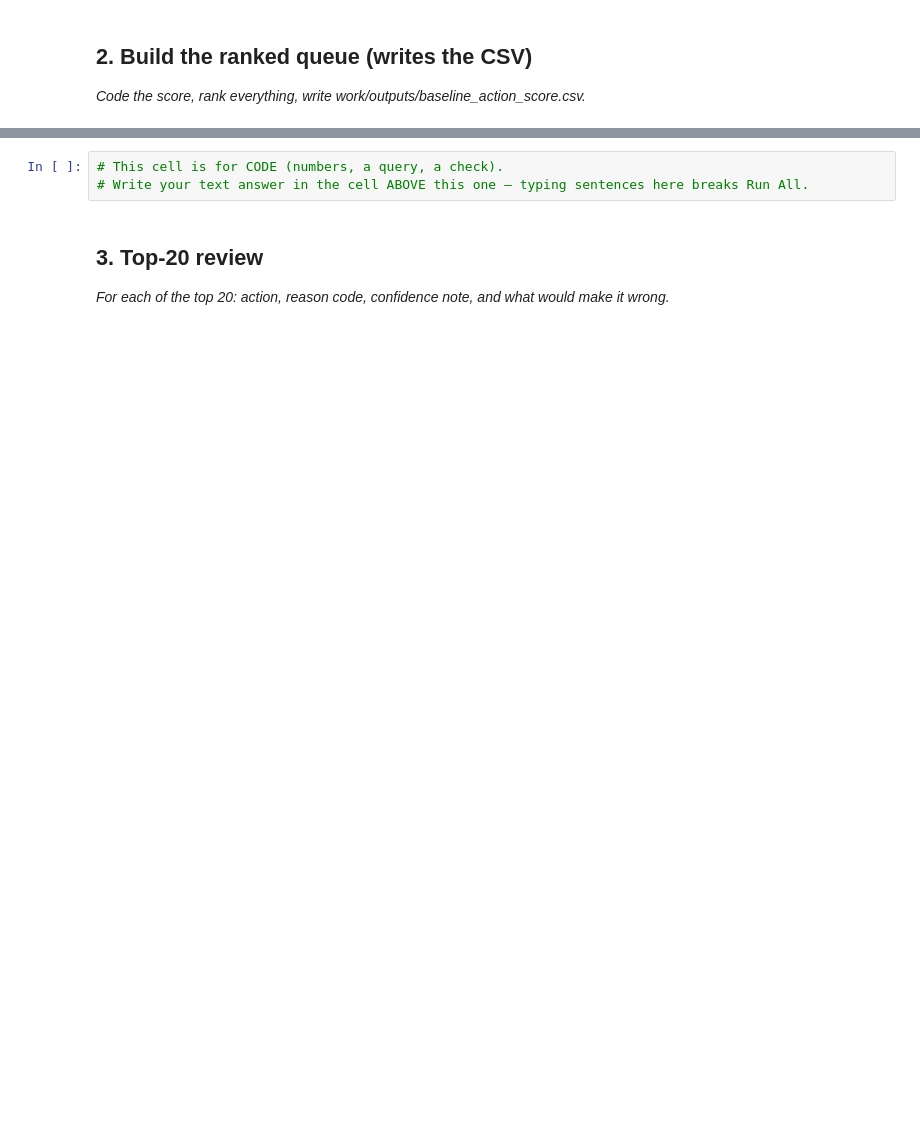
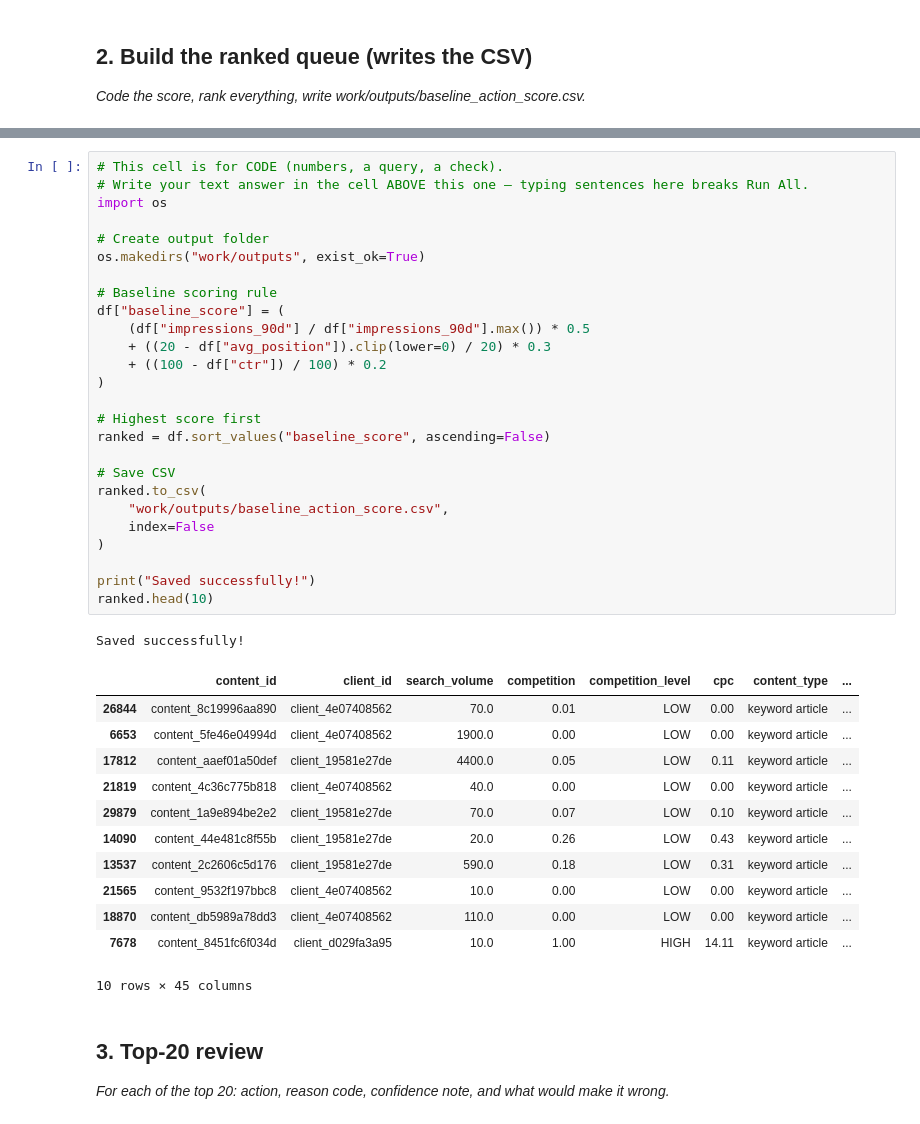
Before and after one commit to gitWithPrince272/flyrank-ml-internship, a Jupyter notebook: work/notebooks/w04_baseline_score.ipynb, the cells around one changed output, grey strips where cells are left out. Drawn from its saved outputs; the diff is of its cells as text; blank space fills up the shorter version.

```diff
--- a/work/notebooks/w04_baseline_score.ipynb
+++ b/work/notebooks/w04_baseline_score.ipynb
@@ -20,6 +78,43 @@ This skeleton is yours to fill. Work the sections **in order** — each one has
 # %%
 # This cell is for CODE (numbers, a query, a check).
 # Write your text answer in the cell ABOVE this one — typing sentences here breaks Run All.
+import os
+
+# Create output folder
+os.makedirs("work/outputs", exist_ok=True)
+
+# Baseline scoring rule
+df["baseline_score"] = (
+    (df["impressions_90d"] / df["impressions_90d"].max()) * 0.5
+    + ((20 - df["avg_position"]).clip(lower=0) / 20) * 0.3
+    + ((100 - df["ctr"]) / 100) * 0.2
+)
+
+# Highest score first
+ranked = df.sort_values("baseline_score", ascending=False)
+
+# Save CSV
+ranked.to_csv(
+    "work/outputs/baseline_action_score.csv",
+    index=False
+)
+
+print("Saved successfully!")
+ranked.head(10)
+# %% [output]
+Saved successfully!
+|  | content_id | client_id | search_volume | competition | competition_level | cpc | content_type | ... |
+| 26844 | content_8c19996aa890 | client_4e07408562 | 70.0 | 0.01 | LOW | 0.00 | keyword article | ... |
+| 6653 | content_5fe46e04994d | client_4e07408562 | 1900.0 | 0.00 | LOW | 0.00 | keyword article | ... |
+| 17812 | content_aaef01a50def | client_19581e27de | 4400.0 | 0.05 | LOW | 0.11 | keyword article | ... |
+| 21819 | content_4c36c775b818 | client_4e07408562 | 40.0 | 0.00 | LOW | 0.00 | keyword article | ... |
+| 29879 | content_1a9e894be2e2 | client_19581e27de | 70.0 | 0.07 | LOW | 0.10 | keyword article | ... |
+| 14090 | content_44e481c8f55b | client_19581e27de | 20.0 | 0.26 | LOW | 0.43 | keyword article | ... |
+| 13537 | content_2c2606c5d176 | client_19581e27de | 590.0 | 0.18 | LOW | 0.31 | keyword article | ... |
+| 21565 | content_9532f197bbc8 | client_4e07408562 | 10.0 | 0.00 | LOW | 0.00 | keyword article | ... |
+| 18870 | content_db5989a78dd3 | client_4e07408562 | 110.0 | 0.00 | LOW | 0.00 | keyword article | ... |
+| 7678 | content_8451fc6f034d | client_d029fa3a95 | 10.0 | 1.00 | HIGH | 14.11 | keyword article | ... |
+10 rows × 45 columns
 # %% [markdown]
 ## 3. Top-20 review
 
```
Also changed, not shown: parts of 10 cells of this notebook.
